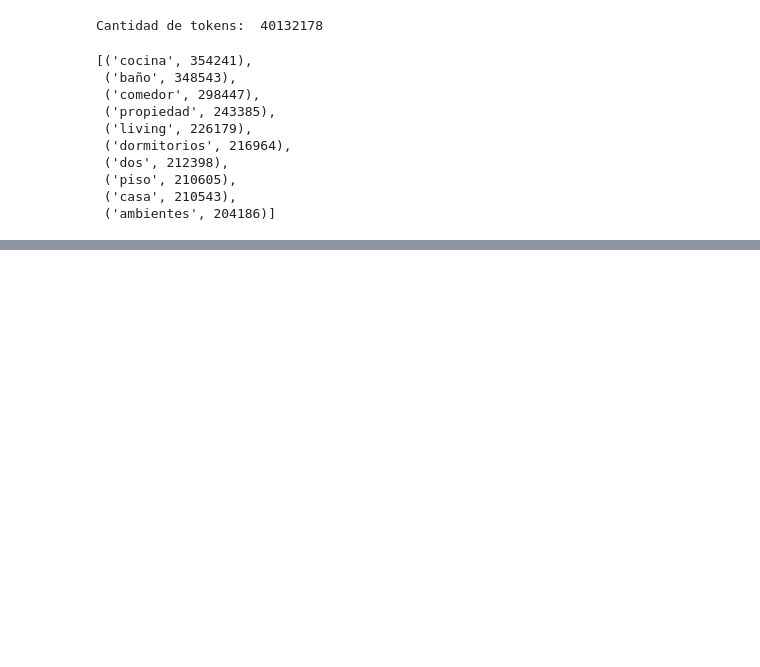
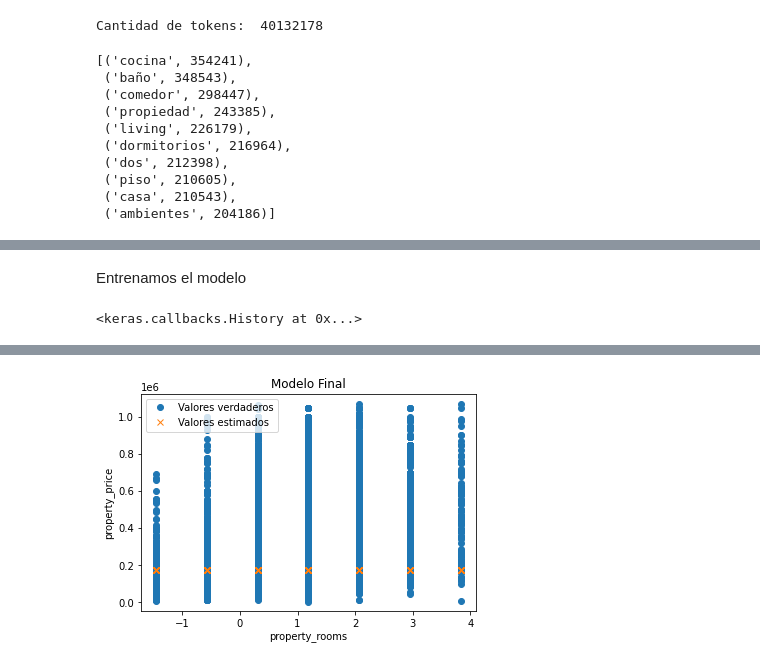
Before and after one commit to Fanusaez/7506R-2C2022-GRUPO13, a Jupyter notebook: 7506R_TP2_GRUPO13_ENTREGA_N1.ipynb, the cells around one changed output, grey strips where cells are left out. Saved outputs shown, nothing was run; the diff lists cells and outputs as text; code cells hidden in the pictures; blank space fills up the shorter version.

```diff
--- a/7506R_TP2_GRUPO13_ENTREGA_N1.ipynb
+++ b/7506R_TP2_GRUPO13_ENTREGA_N1.ipynb
@@ -124,0 +199,8 @@ token_counter.most_common(10)
+# %%
+#train
+x_train =ds_train[features_normal]
+y_train = ds_train[target]
+
+#test
+x_test= ds_test[features_normal]
+y_test= ds_test[target]
@@ -124,0 +209,12 @@ token_counter.most_common(10)
+# %%
+# Creo un modelo Red Neuronal
+d_in=1
+d_out=1
+
+modelo = keras.Sequential([
+    # input_shape solo en la primer capa
+    # Capa con 2 salidas, activación relu
+    keras.layers.Dense(2,input_shape=(d_in,), activation="relu"),
+    # Capa con 2 salidas, activación tanh
+    keras.layers.Dense(2, activation="tanh" ),
+    keras.layers.Dense(d_out, )])
@@ -124,0 +239,16 @@ token_counter.most_common(10)
+# %%
+modelo.compile(
+  optimizer=keras.optimizers.SGD(learning_rate=0.001),
+  loss='mse',
+  # metricas para ir calculando en cada iteracion o batch
+  metrics=[tf.keras.metrics.RootMeanSquaredError()],
+)
+# %% [markdown]
+Entrenamos el modelo
+# %%
+modelo.fit(x_train, y_train, epochs=100, batch_size=16, verbose=False)
+# %% [output]
+<keras.callbacks.History at 0x...>
+# %%
+plot_regression(modelo, x_train, y_train, title=f"Modelo Final",xlabel="property_rooms", ylabel="property_price")
+# %% [output]
@@ -124,0 +256 @@ token_counter.most_common(10)
+[figure, added]
```
Also changed, not shown: parts of 23 cells of this notebook, 2 other files.
